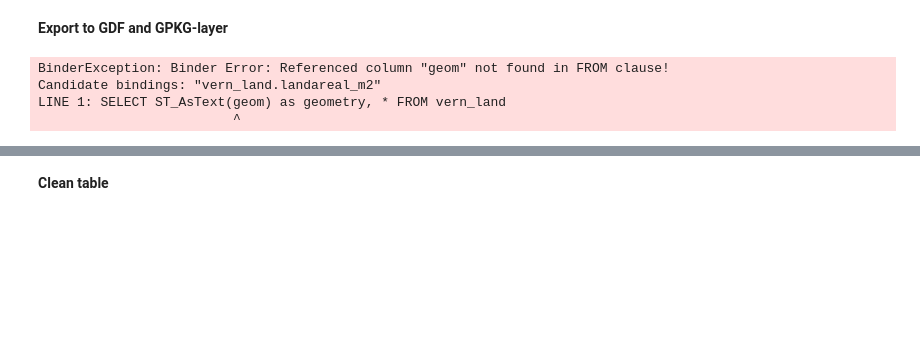
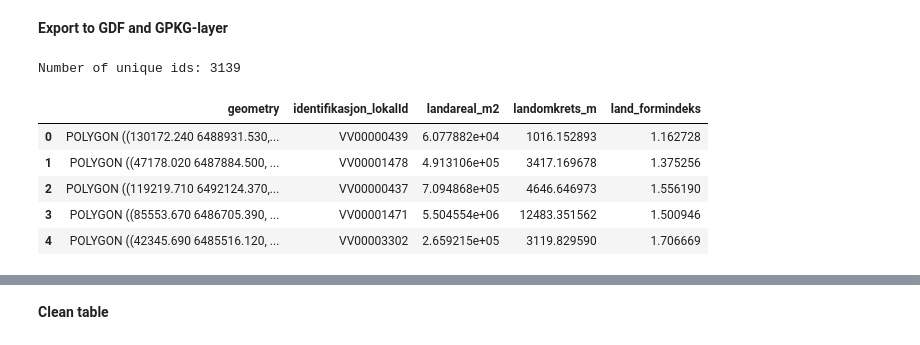
Before and after one commit to ac-willeke/pygdal-geo-engineer, a Jupyter notebook: notebooks/2024.01_conservation_and_preservation.ipynb, the cells around one changed output, grey strips where cells are left out. Saved outputs shown, nothing was run; the diff lists cells and outputs as text; code cells hidden in the pictures; blank space fills up the shorter version.

```diff
--- a/notebooks/2024.01_conservation_and_preservation.ipynb
+++ b/notebooks/2024.01_conservation_and_preservation.ipynb
@@ -1093,30 +1273,33 @@ con.sql(f"SELECT * FROM {protected_sea} LIMIT 5")
 **Export to GDF and GPKG-layer**
 # %%
 # to dataframe
-df_land = con.execute(f"SELECT ST_AsText(geom) as geometry, * FROM {protected_land}").fetchdf()
+df_land = con.execute(f"SELECT ST_AsText(geom) as geometry, * FROM {sz_land}").fetchdf()
 
 # drop "geom"
 df_land = df_land.drop(columns=["geom"])
 
 # Convert the geom column to gpd GeoDataFrame
 df_land['geometry'] = df_land['geometry'].apply(wkt.loads)
 
 # to gpd
 gdf_land = gpd.GeoDataFrame(df_land, geometry='geometry')
 print(f"Number of unique ids: {df_land['identifikasjon_lokalId'].nunique()}")
 
 display(gdf_land.head())
 
 # Export GDF to file
 filepath = os.path.join(data_path, "processed", "vern_og_bevaring")
 gdf_land.crs = "EPSG:25833"
 # Write to existing .geopackage
-gdf_land.to_file(os.path.join(filepath + '.gpkg'), driver='GPKG', layer=protected_land, mode='w')
+gdf_land.to_file(os.path.join(filepath + '.gpkg'), driver='GPKG', layer=sz_land, mode='w')
 # %% [output]
-BinderException: Binder Error: Referenced column "geom" not found in FROM clause!
-Candidate bindings: "vern_land.landareal_m2"
-LINE 1: SELECT ST_AsText(geom) as geometry, * FROM vern_land
-                         ^
+Number of unique ids: 3139
+|  | geometry | identifikasjon_lokalId | landareal_m2 | landomkrets_m | land_formindeks |
+| 0 | POLYGON ((130172.240 6488931.530,... | VV00000439 | 6.077882e+04 | 1016.152893 | 1.162728 |
+| 1 | POLYGON ((47178.020 6487884.500, ... | VV00001478 | 4.913106e+05 | 3417.169678 | 1.375256 |
+| 2 | POLYGON ((119219.710 6492124.370,... | VV00000437 | 7.094868e+05 | 4646.646973 | 1.556190 |
+| 3 | POLYGON ((85553.670 6486705.390, ... | VV00001471 | 5.504554e+06 | 12483.351562 | 1.500946 |
+| 4 | POLYGON ((42345.690 6485516.120, ... | VV00003302 | 2.659215e+05 | 3119.829590 | 1.706669 |
 # %%
 # to dataframe
 df_sjo = con.execute(f"""
```
Also changed, not shown: parts of 54 cells of this notebook.
